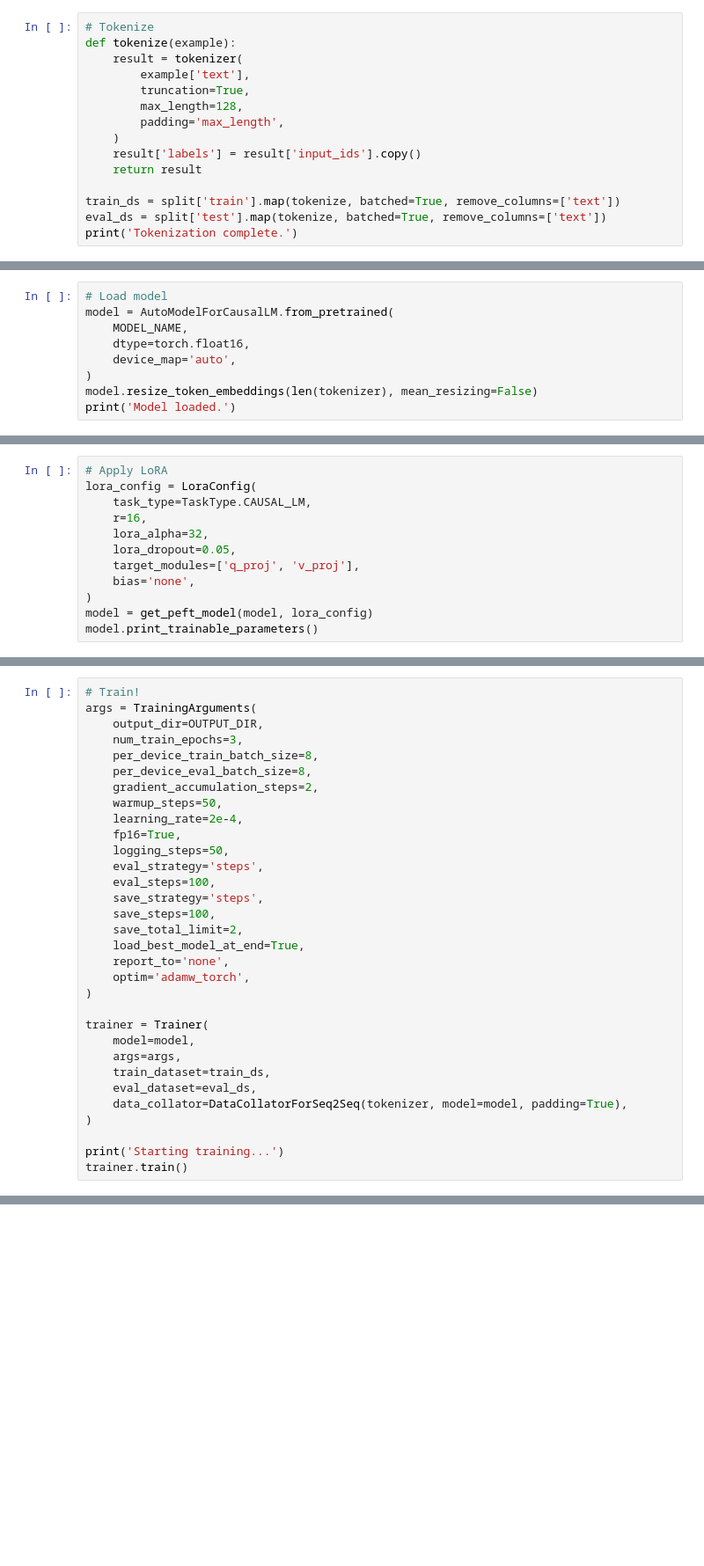
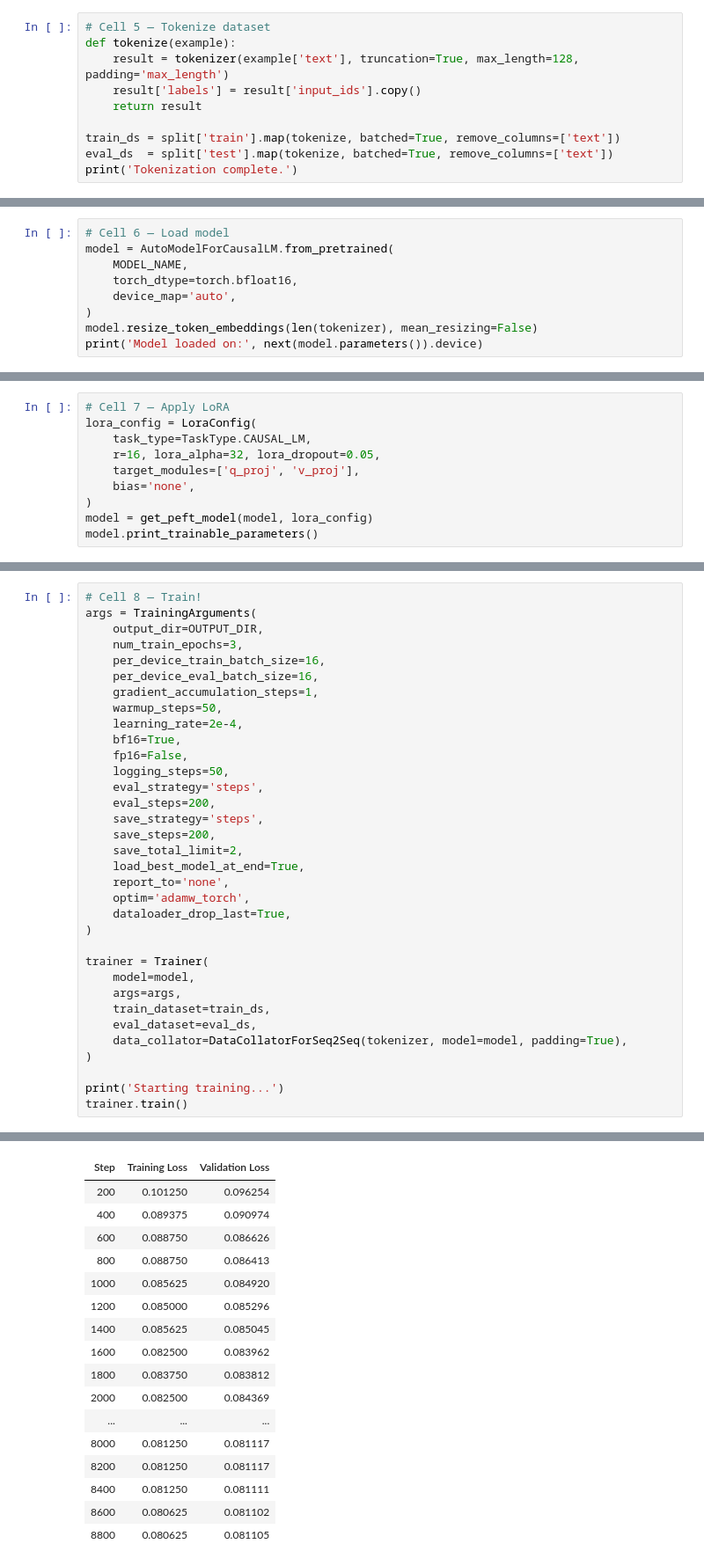
Before and after one commit to sidvsukhi/artha, a Jupyter notebook: examples/artha_colab.ipynb, the cells around one changed output, grey strips where cells are left out. Shown at 88% size. Drawn from its saved outputs; the diff is of its cells as text; blank space fills up the shorter version.

```diff
--- a/examples/artha_colab.ipynb
+++ b/examples/artha_colab.ipynb
@@ -62,15 +192,10 @@ print('Tokenizer loaded. Vocab size:', len(tokenizer))
 # %%
-# Tokenize
+# Cell 5 — Tokenize dataset
 def tokenize(example):
-    result = tokenizer(
-        example['text'],
-        truncation=True,
-        max_length=128,
-        padding='max_length',
-    )
+    result = tokenizer(example['text'], truncation=True, max_length=128, padding='max_length')
     result['labels'] = result['input_ids'].copy()
     return result
 
 train_ds = split['train'].map(tokenize, batched=True, remove_columns=['text'])
-eval_ds = split['test'].map(tokenize, batched=True, remove_columns=['text'])
+eval_ds  = split['test'].map(tokenize, batched=True, remove_columns=['text'])
 print('Tokenization complete.')
@@ -77,9 +204,9 @@ print('Tokenization complete.')
 # %%
-# Load model
+# Cell 6 — Load model
 model = AutoModelForCausalLM.from_pretrained(
     MODEL_NAME,
-    dtype=torch.float16,
+    torch_dtype=torch.bfloat16,
     device_map='auto',
 )
 model.resize_token_embeddings(len(tokenizer), mean_resizing=False)
-print('Model loaded.')
+print('Model loaded on:', next(model.parameters()).device)
@@ -86,10 +216,8 @@ print('Model loaded.')
 # %%
-# Apply LoRA
+# Cell 7 — Apply LoRA
 lora_config = LoraConfig(
     task_type=TaskType.CAUSAL_LM,
-    r=16,
-    lora_alpha=32,
-    lora_dropout=0.05,
+    r=16, lora_alpha=32, lora_dropout=0.05,
     target_modules=['q_proj', 'v_proj'],
     bias='none',
 )
@@ -98,23 +228,25 @@ model.print_trainable_parameters()
 # %%
-# Train!
+# Cell 8 — Train!
 args = TrainingArguments(
     output_dir=OUTPUT_DIR,
     num_train_epochs=3,
-    per_device_train_batch_size=8,
-    per_device_eval_batch_size=8,
-    gradient_accumulation_steps=2,
+    per_device_train_batch_size=16,
+    per_device_eval_batch_size=16,
+    gradient_accumulation_steps=1,
     warmup_steps=50,
     learning_rate=2e-4,
-    fp16=True,
+    bf16=True,
+    fp16=False,
     logging_steps=50,
     eval_strategy='steps',
-    eval_steps=100,
+    eval_steps=200,
     save_strategy='steps',
-    save_steps=100,
+    save_steps=200,
     save_total_limit=2,
     load_best_model_at_end=True,
     report_to='none',
     optim='adamw_torch',
+    dataloader_drop_last=True,
 )
 
 trainer = Trainer(
@@ -127,3 +259,4 @@ trainer = Trainer(
 
 print('Starting training...')
 trainer.train()
+# %% [output]
@@ -129,0 +265,17 @@ trainer.train()
+| Step | Training Loss | Validation Loss |
+| 200 | 0.101250 | 0.096254 |
+| 400 | 0.089375 | 0.090974 |
+| 600 | 0.088750 | 0.086626 |
+| 800 | 0.088750 | 0.086413 |
+| 1000 | 0.085625 | 0.084920 |
+| 1200 | 0.085000 | 0.085296 |
+| 1400 | 0.085625 | 0.085045 |
+| 1600 | 0.082500 | 0.083962 |
+| 1800 | 0.083750 | 0.083812 |
+| 2000 | 0.082500 | 0.084369 |
+| ... | ... | ... |
+| 8000 | 0.081250 | 0.081117 |
+| 8200 | 0.081250 | 0.081117 |
+| 8400 | 0.081250 | 0.081111 |
+| 8600 | 0.080625 | 0.081102 |
+| 8800 | 0.080625 | 0.081105 |
```
Also changed, not shown: parts of 19 cells of this notebook, 12 other files.
